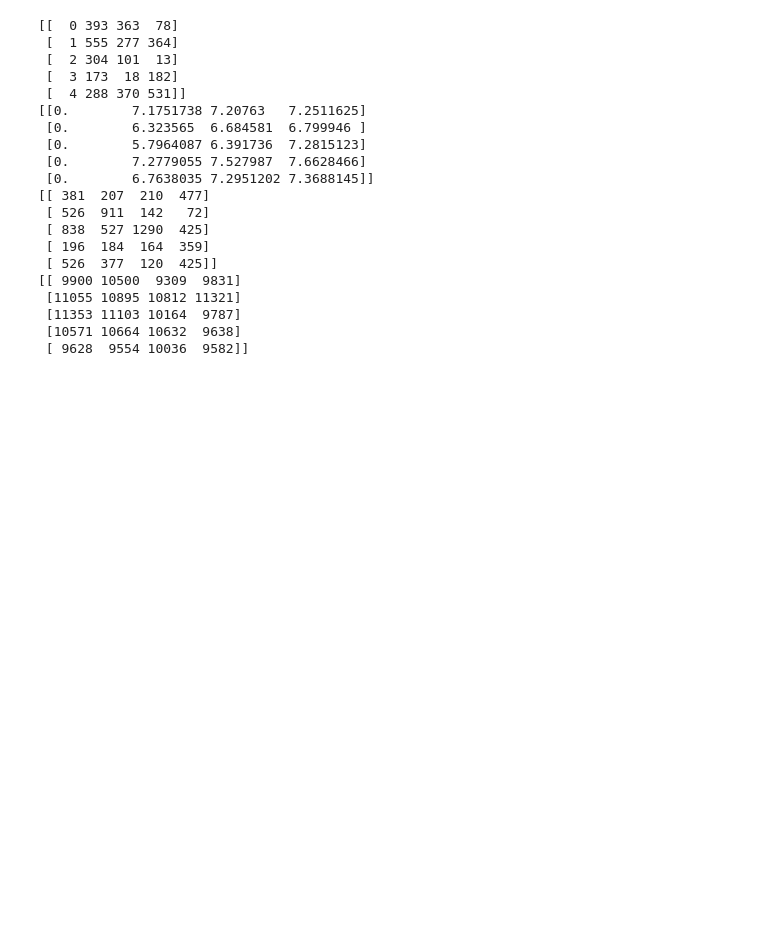
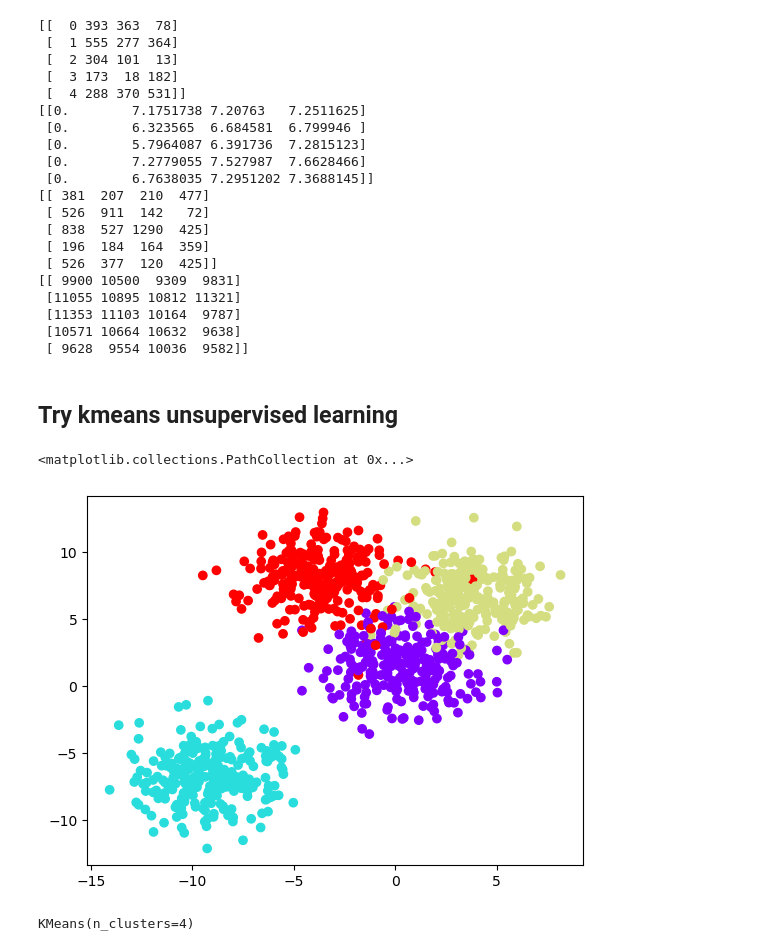
Before and after one commit to WHY-David/moment_compression, a Jupyter notebook: playground.ipynb, the cells around one changed output. Drawn from its saved outputs; the diff is of its cells as text; code cells hidden in the pictures; blank space fills up the shorter version.

```diff
--- a/playground.ipynb
+++ b/playground.ipynb
@@ -65,3 +65,5 @@ print(I[-5:])
  [11353 11103 10164  9787]
  [10571 10664 10632  9638]
  [ 9628  9554 10036  9582]]
+# %% [markdown]
+## Try kmeans unsupervised learning
@@ -67,0 +74,14 @@ print(I[-5:])
+# %%
+data = make_blobs(n_samples=1000, n_features=2,
+                           centers=4, cluster_std=1.8,random_state=101)
+
+plt.scatter(data[0][:,0],data[0][:,1],c=data[1],cmap='rainbow')
+# %% [output]
+<matplotlib.collections.PathCollection at 0x...>
+[figure, added]
+# %%
+from sklearn.cluster import KMeans
+kmeans = KMeans(n_clusters=4)
+kmeans.fit(data[0])
+# %% [output]
+KMeans(n_clusters=4)
```
Also changed, not shown: parts of 2 cells of this notebook, 9 other files.
